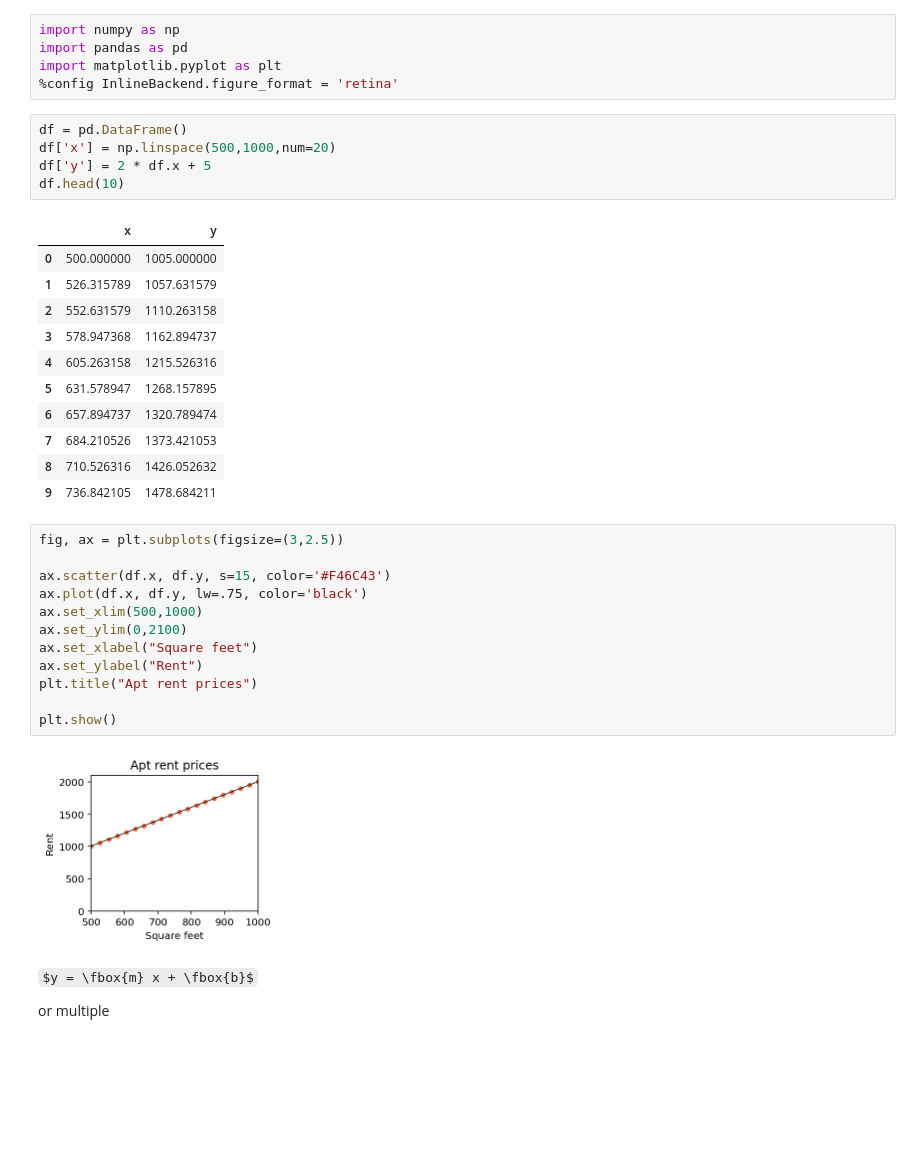
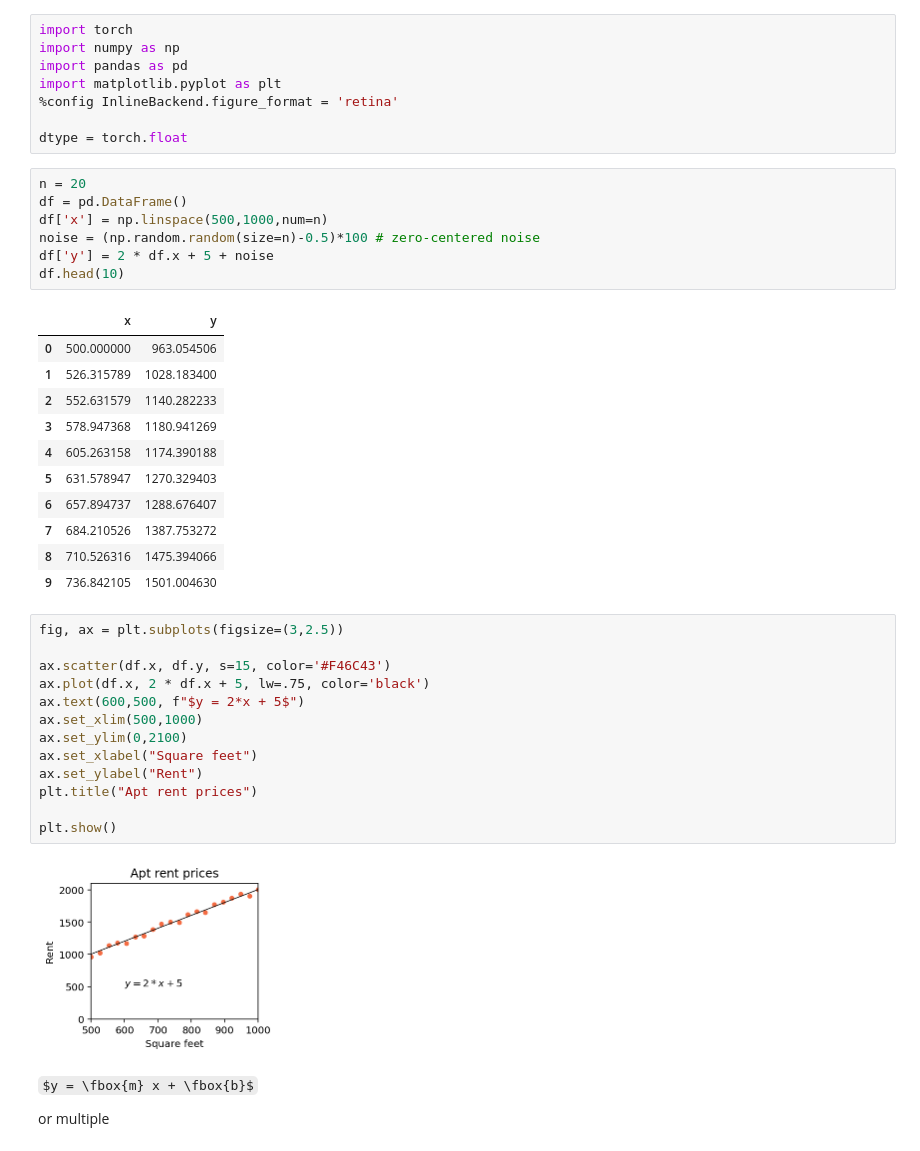
Before and after one commit to parrt/fundamentals-of-deep-learning, a Jupyter notebook: notebooks/playground.ipynb, the cells around one changed output. Cells and saved outputs as stored; diff of their text form; some formulas as TeX source; blank space fills up the shorter version.

```diff
--- a/notebooks/playground.ipynb
+++ b/notebooks/playground.ipynb
@@ -1,39 +1,45 @@
 # %%
+import torch
 import numpy as np
 import pandas as pd
 import matplotlib.pyplot as plt
 %config InlineBackend.figure_format = 'retina'
+
+dtype = torch.float
 # %%
+n = 20
 df = pd.DataFrame()
-df['x'] = np.linspace(500,1000,num=20)
-df['y'] = 2 * df.x + 5
+df['x'] = np.linspace(500,1000,num=n)
+noise = (np.random.random(size=n)-0.5)*100 # zero-centered noise
+df['y'] = 2 * df.x + 5 + noise
 df.head(10)
 # %% [output]
 |  | x | y |
-| 0 | 500.000000 | 1005.000000 |
-| 1 | 526.315789 | 1057.631579 |
-| 2 | 552.631579 | 1110.263158 |
-| 3 | 578.947368 | 1162.894737 |
-| 4 | 605.263158 | 1215.526316 |
-| 5 | 631.578947 | 1268.157895 |
-| 6 | 657.894737 | 1320.789474 |
-| 7 | 684.210526 | 1373.421053 |
-| 8 | 710.526316 | 1426.052632 |
-| 9 | 736.842105 | 1478.684211 |
+| 0 | 500.000000 | 963.054506 |
+| 1 | 526.315789 | 1028.183400 |
+| 2 | 552.631579 | 1140.282233 |
+| 3 | 578.947368 | 1180.941269 |
+| 4 | 605.263158 | 1174.390188 |
+| 5 | 631.578947 | 1270.329403 |
+| 6 | 657.894737 | 1288.676407 |
+| 7 | 684.210526 | 1387.753272 |
+| 8 | 710.526316 | 1475.394066 |
+| 9 | 736.842105 | 1501.004630 |
 # %%
 fig, ax = plt.subplots(figsize=(3,2.5))
 
 ax.scatter(df.x, df.y, s=15, color='#F46C43')
-ax.plot(df.x, df.y, lw=.75, color='black')
+ax.plot(df.x, 2 * df.x + 5, lw=.75, color='black')
+ax.text(600,500, f"$y = 2*x + 5$")
 ax.set_xlim(500,1000)
 ax.set_ylim(0,2100)
 ax.set_xlabel("Square feet")
 ax.set_ylabel("Rent")
 plt.title("Apt rent prices")
 
 plt.show()
 # %% [output]
-[figure, old version]
+[figure, new version]
 # %% [markdown]
 $y = \fbox{m} x + \fbox{b}$
 
```
Also changed, not shown: parts of 27 cells of this notebook, 4 other files.
